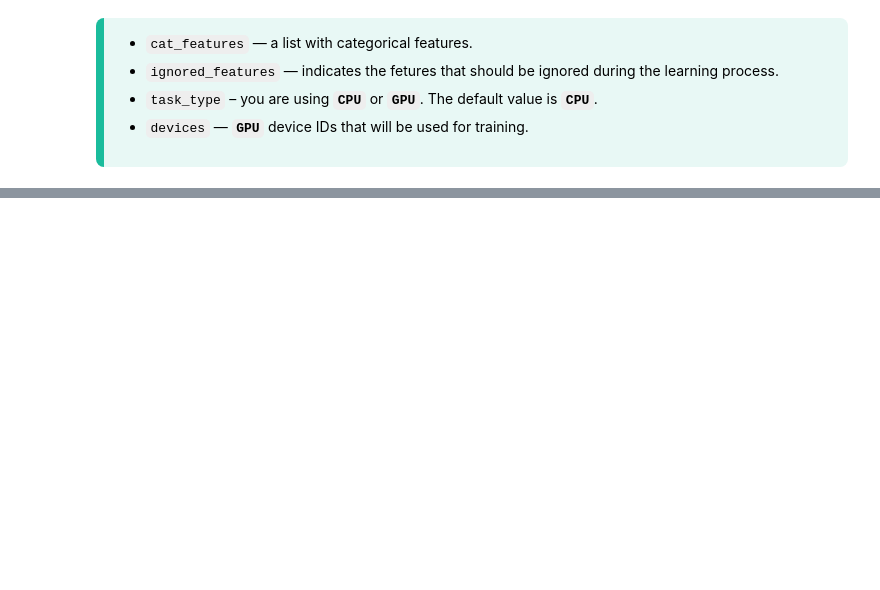
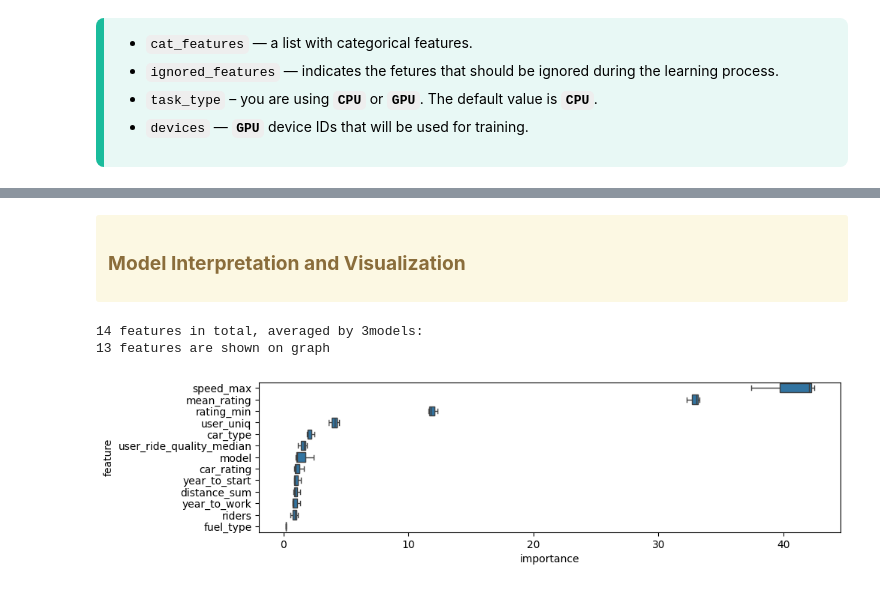
Before and after one commit to aziart/comp-ds, a Jupyter notebook: notebooks/04.1.02 - CatBoost.ipynb, the cells around one changed output, grey strips where cells are left out. Cells and saved outputs as stored; diff of their text form; code cells hidden in the pictures; blank space fills up the shorter version.

Commit message:
04.1.02 in progress: CatBoost setup - best practices. Started model interpretation: (plot_importance function)

```diff
--- a/notebooks/04.1.02 - CatBoost.ipynb
+++ b/notebooks/04.1.02 - CatBoost.ipynb
@@ -445,0 +466,42 @@ mean Recall score ---------> 0.843
+# %% [markdown]
+<div class="alert alert-warning">
+
+### **Model Interpretation and Visualization**
+</div>
+# %%
+from matplotlib import pyplot as plt
+import seaborn as sns
+
+def plot_importance(df, best_model, height, top_n=50):
+
+    fi = pd.DataFrame(index = df.columns, columns = [])
+    for i, m in enumerate(best_model):
+        fi[f'm_{i}'] = m.get_feature_importance()
+
+    fi = fi.stack().reset_index().iloc[:,[0, 2]]#.to_frame()
+    fi.columns = ['feature','importance']
+
+    cols_ord = list(fi.groupby('feature')['importance'].mean().sort_values(ascending=False).index)
+    print('{} features in total, averaged by {}models: '.format(len(cols_ord), len(best_model)) )
+    cols_ord = cols_ord[:top_n]
+
+    fi = fi[fi['feature'].isin(cols_ord)]
+
+    plt.figure(figsize=(10, len(cols_ord)*height))
+    b = sns.boxplot(data=fi, y='feature', x='importance', orient='h', order=cols_ord)
+
+    print('{} features are shown on graph'.format(top_n))
+    return fi.groupby(by =['feature'], as_index=False)['importance'].mean().sort_values(by='importance', ascending=False)
+
+# df_feats_imp = plot_importance(train[filtered_features].drop(targets, axis=1, errors='ignore'), clfs, 0.20, top_n=100)
+# %%
+df_feats_imp = plot_importance(
+    df[filtered_features].drop(targets, axis=1, errors="ignore"),
+    best_model = clfs,
+    height = 0.20,
+    top_n=13,
+)
+# %% [output]
+14 features in total, averaged by 3models:
+13 features are shown on graph
+[figure, added]
```
Also changed, not shown: parts of 6 cells of this notebook, 4 other files.
